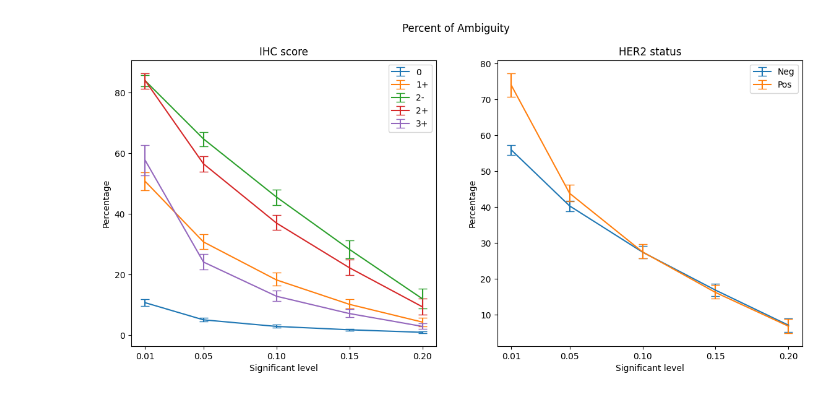
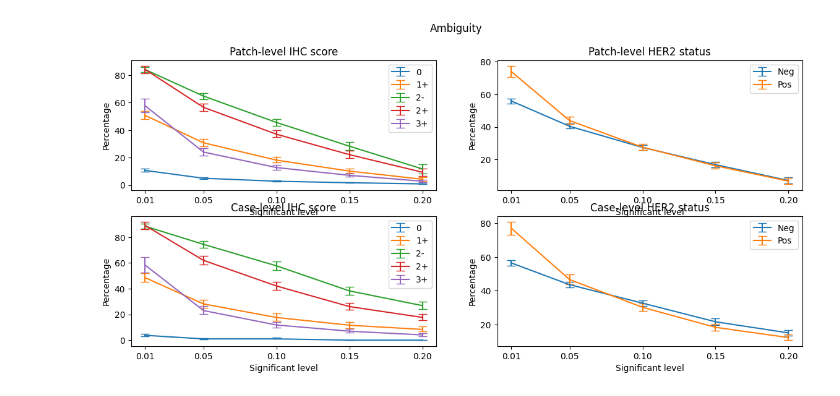
Before and after one commit to Surayuth/her2ml, a Jupyter notebook: analysis/patch_analyze_cp.ipynb, the cells around one changed output. Drawn from its saved outputs; the diff is of its cells as text; code cells hidden in the pictures.

```diff
--- a/analysis/patch_analyze_cp.ipynb
+++ b/analysis/patch_analyze_cp.ipynb
@@ -34,7 +34,7 @@ r_min = 0
 r_max = 100
 alphas = [0.01, 0.05, 0.1, 0.15, 0.2]
 # %%
-fig, axs = plt.subplots(1, 2, figsize=(14, 6))
+fig, axs = plt.subplots(2, 2, figsize=(16, 12))
 
 col_names1 = [f"ambi{i}" for i in range(5)]
 labels1 = ["0", "1+", "2-", "2+", "3+"]
@@ -49,20 +49,20 @@ for i, col in enumerate(col_names1):
     lower_error = heights1[col]["err_min"]
     upper_error = heights1[col]["err_max"]
     asymmetric_error = [lower_error, upper_error]
-    axs[0].errorbar(
+    axs[0, 0].errorbar(
         alphas,
         heights1[col]["mean"],
         yerr=asymmetric_error, fmt='-',
         label=labels1[i], capsize=5
     )
-axs[0].legend()
-axs[0].set_xticks(
+axs[0, 0].legend()
+axs[0, 0].set_xticks(
     ticks=[0.01, 0.05, 0.1, 0.15, 0.2],
     labels=["0.01", "0.05", "0.10", "0.15", "0.20"]
 )
-axs[0].set_ylabel("Percentage")
-axs[0].set_title("IHC score")
-axs[0].set_xlabel("Significant level")
+axs[0, 0].set_ylabel("Percentage")
+axs[0, 0].set_title("Patch-level IHC score")
+axs[0, 0].set_xlabel("Significant level")
 
 
 ######################################################
@@ -80,20 +80,80 @@ for i, col in enumerate(col_names2):
     lower_error = heights2[col]["err_min"]
     upper_error = heights2[col]["err_max"]
     asymmetric_error = [lower_error, upper_error]
-    axs[1].errorbar(
+    axs[0, 1].errorbar(
         alphas,
         heights2[col]["mean"],
         yerr=asymmetric_error, fmt='-',
         label=labels2[i], capsize=5
     )
-axs[1].legend()
-axs[1].set_xticks(
+axs[0, 1].legend()
+axs[0, 1].set_xticks(
     ticks=[0.01, 0.05, 0.1, 0.15, 0.2],
     labels=["0.01", "0.05", "0.10", "0.15", "0.20"]
 )
-axs[1].set_ylabel("Percentage")
-axs[1].set_title("HER2 status")
-axs[1].set_xlabel("Significant level")
+axs[0, 1].set_ylabel("Percentage")
+axs[0, 1].set_title("Patch-level HER2 status")
+axs[0, 1].set_xlabel("Significant level")
 
-fig.suptitle("Percent of Ambiguity")
+######################################################
+
+col_names1 = [f"ambi{i}" for i in range(5)]
+labels1 = ["0", "1+", "2-", "2+", "3+"]
+
+heights1 = plot_utils_case.agg_heights(
+        root, cv, r_min, r_max, alphas,
+        plot_utils_case.agg_case_average_ambi_ihc,
+        col_names1
+    )
+
+for i, col in enumerate(col_names1):
+    lower_error = heights1[col]["err_min"]
+    upper_error = heights1[col]["err_max"]
+    asymmetric_error = [lower_error, upper_error]
+    axs[1, 0].errorbar(
+        alphas,
+        heights1[col]["mean"],
+        yerr=asymmetric_error, fmt='-',
+        label=labels1[i], capsize=5
+    )
+axs[1, 0].legend()
+axs[1, 0].set_xticks(
+    ticks=[0.01, 0.05, 0.1, 0.15, 0.2],
+    labels=["0.01", "0.05", "0.10", "0.15", "0.20"]
+)
+axs[1, 0].set_ylabel("Percentage")
+axs[1, 0].set_title("Case-level IHC score")
+axs[1, 0].set_xlabel("Significant level")
+
+######################################################
+
+col_names2 = [f"ambi{i}" for i in range(2)]
+labels2 = ["Neg", "Pos"]
+
+heights2 = plot_utils_case.agg_heights(
+        root, cv, r_min, r_max, alphas,
+        plot_utils_case.agg_case_average_ambi_her2,
+        col_names2
+    )
+
+for i, col in enumerate(col_names2):
+    lower_error = heights2[col]["err_min"]
+    upper_error = heights2[col]["err_max"]
+    asymmetric_error = [lower_error, upper_error]
+    axs[1, 1].errorbar(
+        alphas,
+        heights2[col]["mean"],
+        yerr=asymmetric_error, fmt='-',
+        label=labels2[i], capsize=5
+    )
+axs[1, 1].legend()
+axs[1, 1].set_xticks(
+    ticks=[0.01, 0.05, 0.1, 0.15, 0.2],
+    labels=["0.01", "0.05", "0.10", "0.15", "0.20"]
+)
+axs[1, 1].set_ylabel("Percentage")
+axs[1, 1].set_title("Case-level HER2 status")
+axs[1, 1].set_xlabel("Significant level")
+
+fig.suptitle("Ambiguity")
 # %% [output]
@@ -101,2 +161,2 @@ Text(0.5, 0.98, 'Percent of Ambiguity')
-[figure, old version]
+[figure, new version]
 # %%
```
Also changed, not shown: parts of 4 cells of this notebook, 2 other files.
